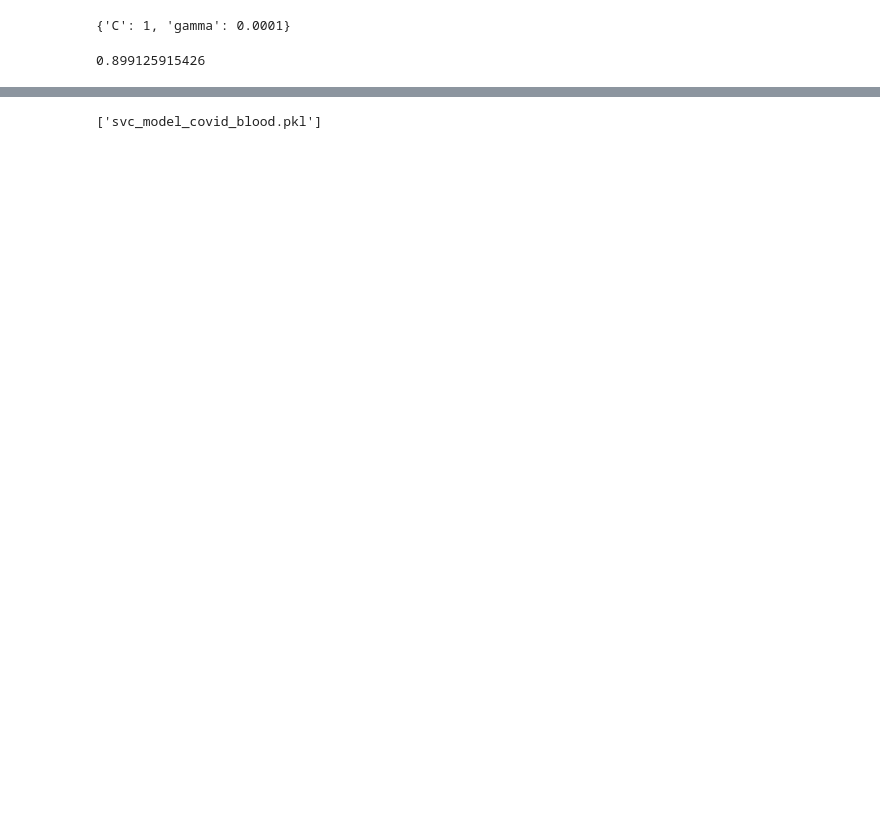
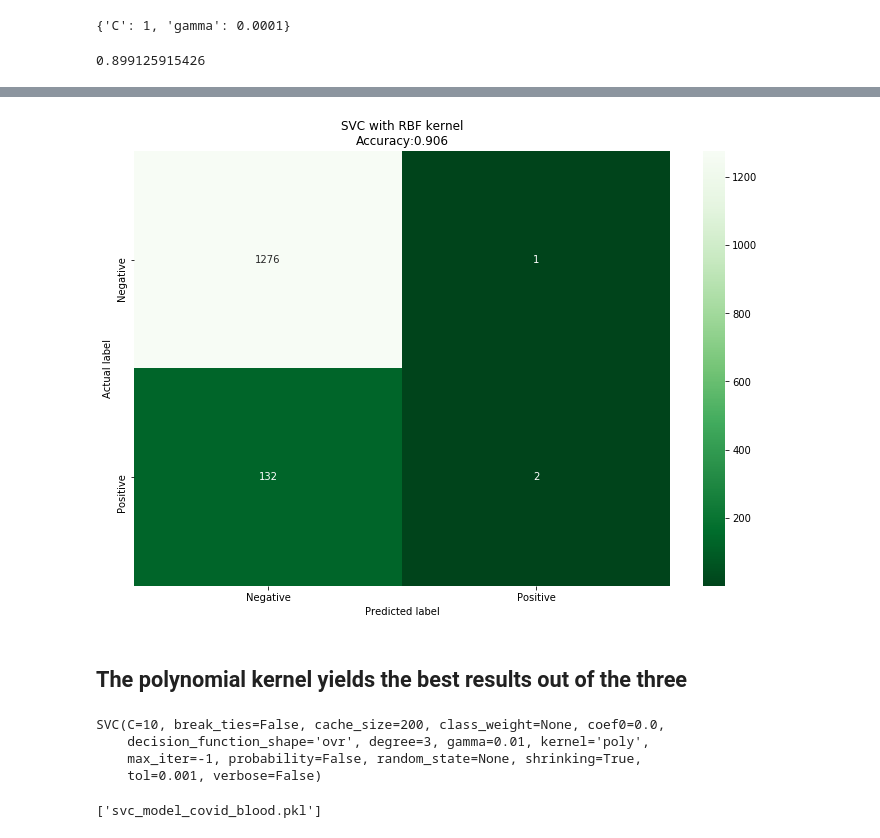
Before and after one commit to alexisperumal/ucsd_data_science_final_project, a Jupyter notebook: grant/SVC_notebook.ipynb, the cells around one changed output, grey strips where cells are left out. Drawn from its saved outputs; the diff is of its cells as text; code cells hidden in the pictures; blank space fills up the shorter version.

```diff
--- a/grant/SVC_notebook.ipynb
+++ b/grant/SVC_notebook.ipynb
@@ -125,0 +353,8 @@ print(classification_report(y_test, predictions,
+# %%
+rbf_kernel=SVC(kernel='rbf')
+# %%
+rbf_param_grid = {'C': [1, 5,10],
+              'gamma': [0.0001, 0.001, 0.01]}
+rbf_grid = GridSearchCV(rbf_kernel, rbf_param_grid, verbose=3)
+# %%
+rbf_grid.fit(X_train, y_train)
@@ -125,0 +408,2 @@ print(classification_report(y_test, predictions,
+# %%
+rbf_predictions = rbf_grid.predict(X_test)
@@ -125,0 +423,30 @@ print(classification_report(y_test, predictions,
+# %%
+#Visual confusion matrix
+import seaborn as sns
+from sklearn.metrics import accuracy_score, confusion_matrix, precision_recall_fscore_support
+import matplotlib.pyplot as plt
+
+
+def plot_cm(y_test,y_pred,labels):
+    # Creates a confusion matrix
+    cm = confusion_matrix(y_test, y_pred) # for the tuned model
+
+    # Transform to df for easier plotting
+    cm_df = pd.DataFrame(cm,
+                        index = labels,
+                        columns = labels)
+
+
+    plt.figure(figsize=(12,8))
+    sns.heatmap(cm_df, annot=True, cmap = "Greens_r", fmt='d')
+    plt.title('SVC with RBF kernel\nAccuracy:{0:.3f}'.format(accuracy_score(y_test, y_pred)))
+    plt.ylabel('Actual label')
+    plt.xlabel('Predicted label')
+    plt.savefig('svc_rbf_heatmap_bloottest.png')
+    plt.show()
+
+plot_cm(y_test, rbf_predictions, ['Negative','Positive'])
+# %% [output]
+[figure, added]
+# %% [markdown]
+## The polynomial kernel yields the best results out of the three
@@ -126 +457,8 @@ print(classification_report(y_test, predictions,
+# %%
+deployed_model.fit(X_train, y_train)
+# %% [output]
+SVC(C=10, break_ties=False, cache_size=200, class_weight=None, coef0=0.0,
+    decision_function_shape='ovr', degree=3, gamma=0.01, kernel='poly',
+    max_iter=-1, probability=False, random_state=None, shrinking=True,
+    tol=0.001, verbose=False)
 # %%
```
Also changed, not shown: parts of 48 cells of this notebook, 6 other files.
